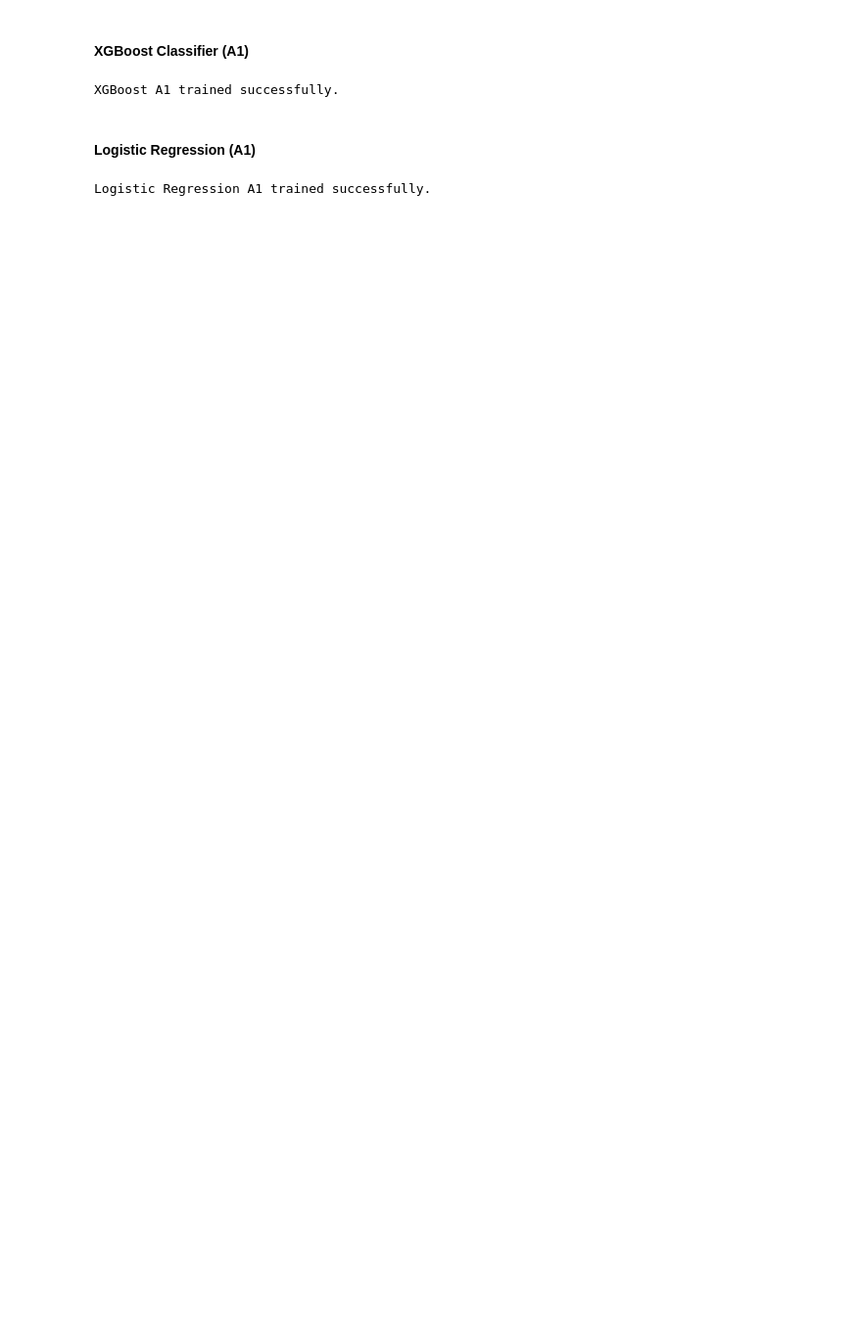
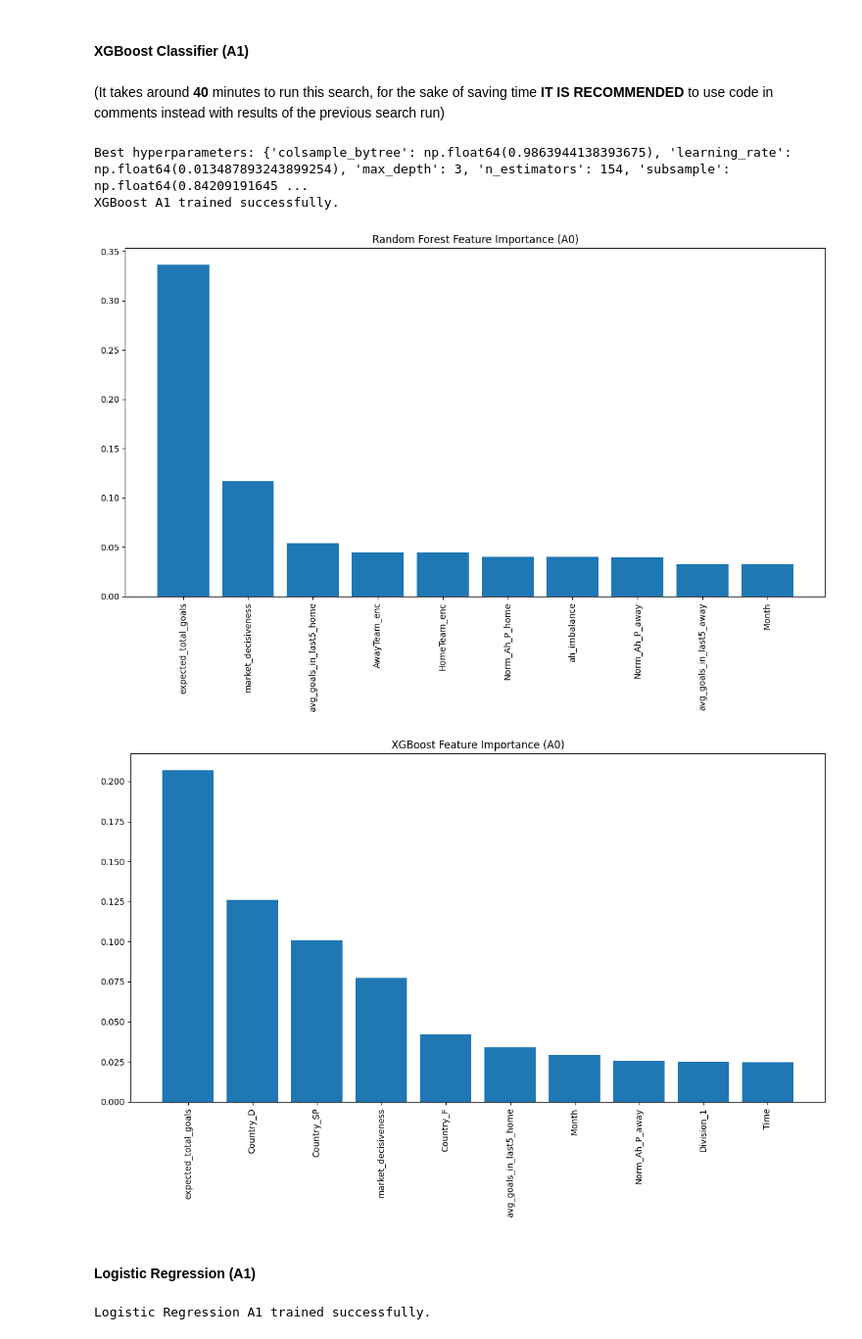
Before and after one commit to otabrzak/ml2-coursework, a Jupyter notebook: combined_coursework.ipynb, the cells around one changed output. Shown: that part at 98% size. Cells and saved outputs as stored; diff of their text form; code cells hidden in the pictures; blank space fills up the shorter version.

```diff
--- a/combined_coursework.ipynb
+++ b/combined_coursework.ipynb
@@ -1070,19 +1196,51 @@ print("Random Forest A1 trained successfully.")
 Random Forest A1 trained successfully.
 # %% [markdown]
 #### XGBoost Classifier (A1)
+# %% [markdown]
+(It takes around **40** minutes to run this search, for the sake of saving time **IT IS RECOMMENDED** to use code in comments instead with results of the previous search run)
 # %%
-#tune random forest for A1
+tune random forest for A1
 best_params_xgb1, xgb_1=tune_hyperparameters(params=params_xgb,
                                            parameter_grid=param_grid_xgb,
                                            model=xgb,
                                            x_train=X_train_1_processed,
                                            y_train=y_train_1)
+
+
+#==================================================================
+# Uncomment the code to use hard-coded parameters instead:
+# Best parameters from previous grid search:
+# best_params_xgb1 = {'colsample_bytree': np.float64(0.9863944138393675),
+#                     'learning_rate': np.float64(0.013487893243899254),
+#                     'max_depth': 3, 'n_estimators': 154,
+#                     'subsample': np.float64(0.8420919164595378)}
+# xgb_1 = XGBClassifier(
+#     colsample_bytree=best_params_xgb0['colsample_bytree'],
+#     learning_rate=best_params_xgb0['learning_rate'],
+#     max_depth=best_params_xgb0['max_depth'],
+#     n_estimators=best_params_xgb0['n_estimators'],
+#     subsample=best_params_xgb0['subsample'],
+#     objective='binary:logistic',
+#     eval_metric='logloss',
+#     use_label_encoder=False,
+#     random_state=RANDOM_STATE
+# )
+# xgb_1.fit(X_train_1_processed, y_train_1)
+#==================================================================
+
 pred_xgb_a1 = xgb_1.predict(X_test_1_processed)
 
 print(f'Best hyperparameters: {best_params_xgb1}')
 print("XGBoost A1 trained successfully.")
 # %% [output]
+Best hyperparameters: {'colsample_bytree': np.float64(0.9863944138393675), 'learning_rate': np.float64(0.013487893243899254), 'max_depth': 3, 'n_estimators': 154, 'subsample': np.float64(0.84209191645 ...
 XGBoost A1 trained successfully.
+# %%
+top_rf_a0 = plot_feature_importance(rf_1, X_train_1, "Random Forest Feature Importance (A0)")
+top_xgb_a0 = plot_feature_importance(xgb_1, X_train_1, "XGBoost Feature Importance (A0)")
+# %% [output]
+[figure, added]
+[figure, added]
 # %% [markdown]
 #### Logistic Regression (A1)
 # %%
```
Also changed, not shown: parts of 37 cells of this notebook.
